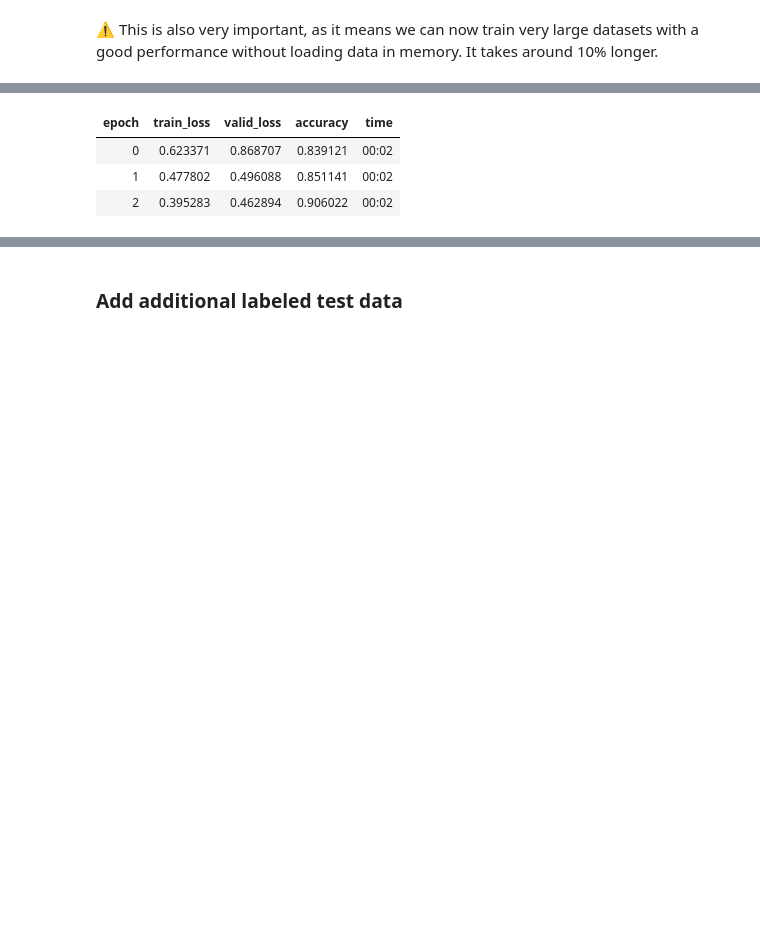
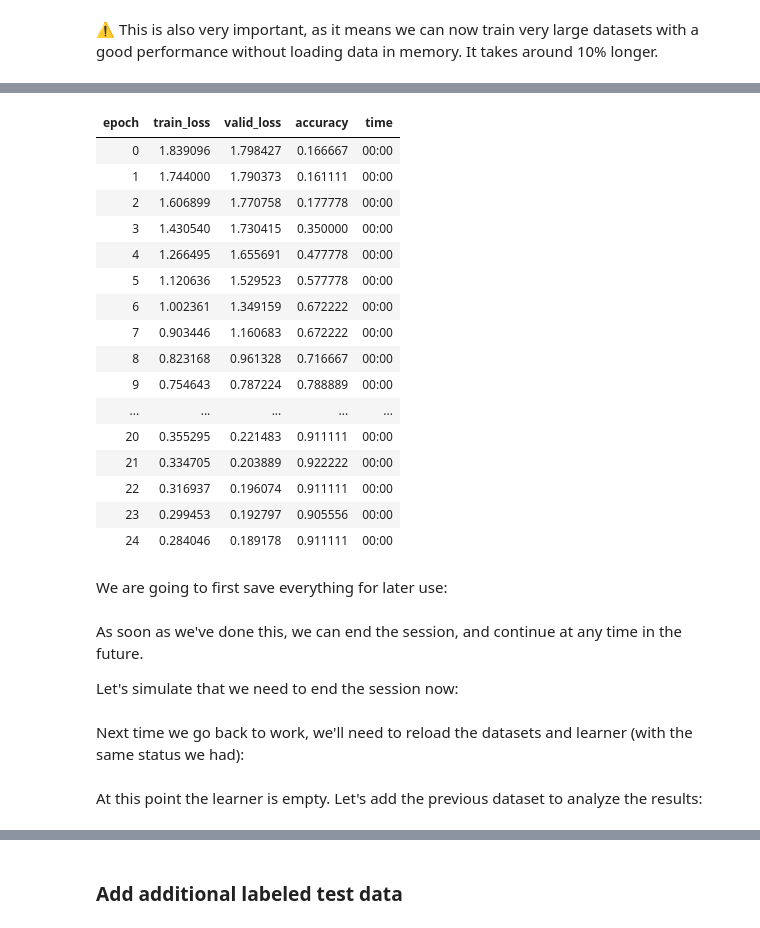
Before and after one commit to timeseriesAI/timeseriesAI2, a Jupyter notebook: tutorial_nbs/01_How_to_use_numpy_arrays_in_fastai2.ipynb, the cells around one changed output, grey strips where cells are left out. Cells and saved outputs as stored; diff of their text form; code cells hidden in the pictures; blank space fills up the shorter version.

```diff
--- a/tutorial_nbs/01_How_to_use_numpy_arrays_in_fastai2.ipynb
+++ b/tutorial_nbs/01_How_to_use_numpy_arrays_in_fastai2.ipynb
@@ -205,9 +188,8 @@ I will compare 2 processes:
 # %%
-# # Native Pytorch
-# class PytorchDataset():
-#     def __init__(self, X, y=None): self.X, self.y = torch.as_tensor(X), torch.as_tensor(y)
-#     def __getitem__(self, idx): return (self.X[idx], self.y[idx])
-#     def __len__(self): return len(self.X)
+class PytorchDataset():
+    def __init__(self, X, y=None): self.X, self.y = torch.as_tensor(X), torch.as_tensor(y)
+    def __getitem__(self, idx): return (self.X[idx], self.y[idx])
+    def __len__(self): return len(self.X)
 # %%
 ds    = PytorchDataset(np.array(X_valid), np.array(y_valid).astype(int))
 dl    = torch.utils.data.DataLoader(ds, batch_size=128)
@@ -763,0 +798,7 @@ NumpyDatasets and NumpyDataLoader share all the benefits of fastai v2:
+# %%
+# dataset id
+dsid = 'NATOPS'
+X_train, y_train, X_valid, y_valid = get_UCR_data(dsid, parent_dir='./data/UCR/', verbose=True, on_disk=True)
+X = np.concatenate((X_train, X_valid))
+y = np.concatenate((y_train, y_valid))
+splits = (L(list(np.arange(len(X_train)))), L(list(np.arange(len(X_train), len(X)))))
@@ -764,15 +813,29 @@ NumpyDatasets and NumpyDataLoader share all the benefits of fastai v2:
 # %%
-# Preprocess = TRUE, Data in memory
 tfms  = [None, [Categorize()]]
-dsets = TSDatasets(X_in_memory, y_in_memory, tfms=tfms, splits=splits, inplace=True)
+dsets = TSDatasets(X, y, tfms=tfms, splits=splits, inplace=True)
 train_dl = TSDataLoader(dsets.train, bs=64, shuffle=True, drop_last=True, num_workers=0)
 valid_dl = TSDataLoader(dsets.valid, bs=128, num_workers=0)
 dls   = TSDataLoaders(train_dl, valid_dl, device=default_device())
 model = InceptionTime(dls.vars, dls.c)
 learn = Learner(dls, model, metrics=accuracy)
-learn.fit_one_cycle(3, lr_max=1e-3)
+learn.fit_one_cycle(25, lr_max=1e-3)
 # %% [output]
 | epoch | train_loss | valid_loss | accuracy | time |
-| 0 | 0.623371 | 0.868707 | 0.839121 | 00:02 |
-| 1 | 0.477802 | 0.496088 | 0.851141 | 00:02 |
-| 2 | 0.395283 | 0.462894 | 0.906022 | 00:02 |
+| 0 | 1.839096 | 1.798427 | 0.166667 | 00:00 |
+| 1 | 1.744000 | 1.790373 | 0.161111 | 00:00 |
+| 2 | 1.606899 | 1.770758 | 0.177778 | 00:00 |
+| 3 | 1.430540 | 1.730415 | 0.350000 | 00:00 |
+| 4 | 1.266495 | 1.655691 | 0.477778 | 00:00 |
+| 5 | 1.120636 | 1.529523 | 0.577778 | 00:00 |
+| 6 | 1.002361 | 1.349159 | 0.672222 | 00:00 |
+| 7 | 0.903446 | 1.160683 | 0.672222 | 00:00 |
+| 8 | 0.823168 | 0.961328 | 0.716667 | 00:00 |
+| 9 | 0.754643 | 0.787224 | 0.788889 | 00:00 |
+| ... | ... | ... | ... | ... |
+| 20 | 0.355295 | 0.221483 | 0.911111 | 00:00 |
+| 21 | 0.334705 | 0.203889 | 0.922222 | 00:00 |
+| 22 | 0.316937 | 0.196074 | 0.911111 | 00:00 |
+| 23 | 0.299453 | 0.192797 | 0.905556 | 00:00 |
+| 24 | 0.284046 | 0.189178 | 0.911111 | 00:00 |
+# %% [markdown]
+We are going to first save everything for later use:
@@ -778,0 +858,4 @@ learn.fit_one_cycle(3, lr_max=1e-3)
+# %% [markdown]
+As soon as we've done this, we can end the session, and continue at any time in the future.
+
+Let's simulate that we need to end the session now:
@@ -778,0 +864,2 @@ learn.fit_one_cycle(3, lr_max=1e-3)
+# %% [markdown]
+Next time we go back to work, we'll need to reload the datasets and learner (with the same status we had):
@@ -778,0 +879,2 @@ learn.fit_one_cycle(3, lr_max=1e-3)
+# %% [markdown]
+At this point the learner is empty. Let's add the previous dataset to analyze the results:
```
Also changed, not shown: parts of 42 cells of this notebook, 3 other files.
